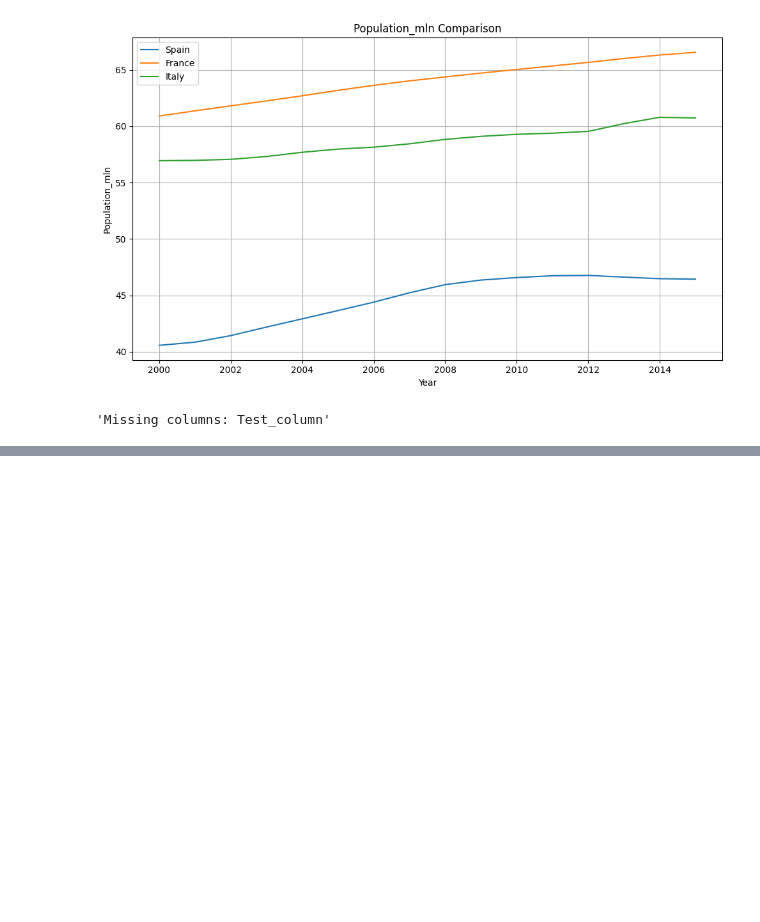
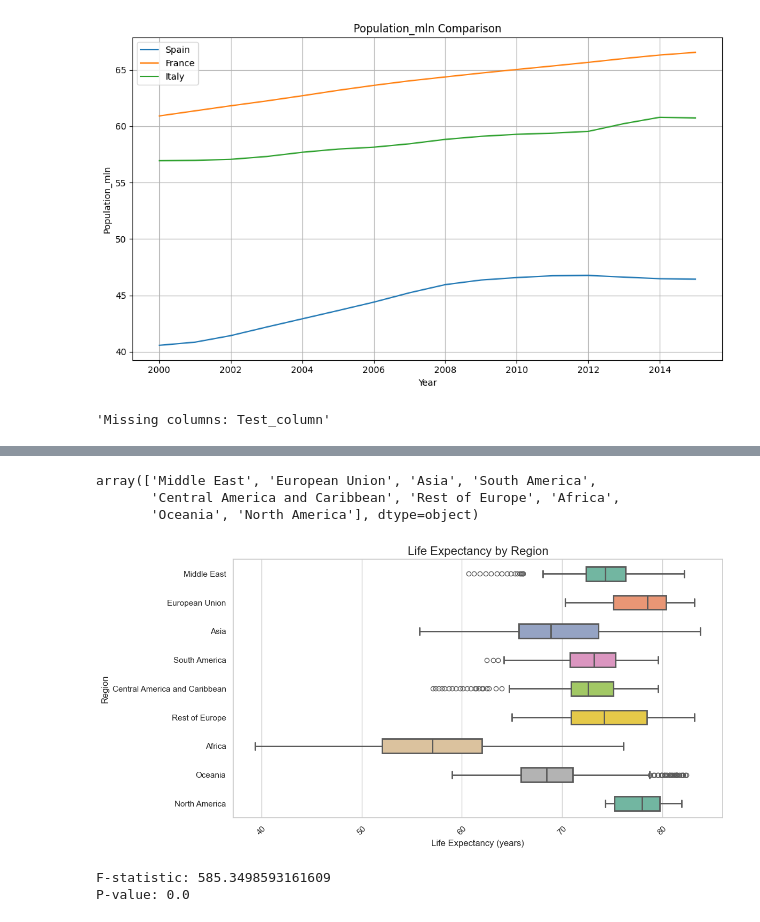
Before and after one commit to Kristian0703/Life_Expectancy_Project, a Jupyter notebook: Life_Expectancy_Notebook.ipynb, the cells around one changed output, grey strips where cells are left out. Cells and saved outputs as stored; diff of their text form; code cells hidden in the pictures; blank space fills up the shorter version.

```diff
--- a/Life_Expectancy_Notebook.ipynb
+++ b/Life_Expectancy_Notebook.ipynb
@@ -425,0 +578,20 @@ msg_cols
+# %%
+# Identify the groups for ANOVA based on the Regions in the dataset
+regions = life_expectancy_df['Region'].unique()
+regions
+# %% [output]
+array(['Middle East', 'European Union', 'Asia', 'South America',
+       'Central America and Caribbean', 'Rest of Europe', 'Africa',
+       'Oceania', 'North America'], dtype=object)
+# %%
+box_plotter(
+    data=life_expectancy_df,
+    x="Region",
+    y="Life_expectancy",
+    title="Life Expectancy by Region",
+    ylabel="Life Expectancy (years)",
+    horizontal=True,
+    figsize=(12, 6)
+)
+# %% [output]
+[figure, added]
@@ -425,0 +609,19 @@ msg_cols
+# %%
+anova_result = f_oneway(
+    middle_east,
+    european_union,
+    asia,
+    south_america,
+    central_america_caribbean,
+    rest_europe,
+    africa,
+    oceania,
+    north_america
+)
+
+# Print ANOVA results
+print(f"F-statistic: {anova_result.statistic}")
+print(f"P-value: {anova_result.pvalue}")
+# %% [output]
+F-statistic: 585.3498593161609
+P-value: 0.0
```
Also changed, not shown: parts of 41 cells of this notebook.
